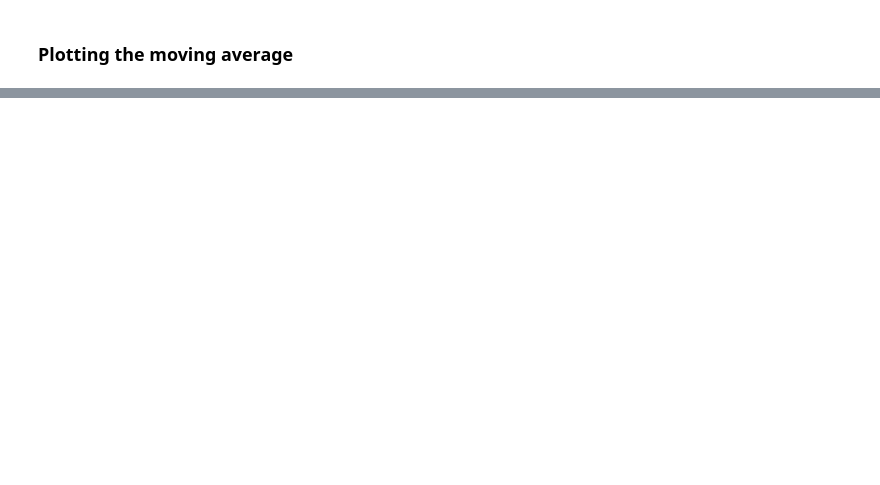
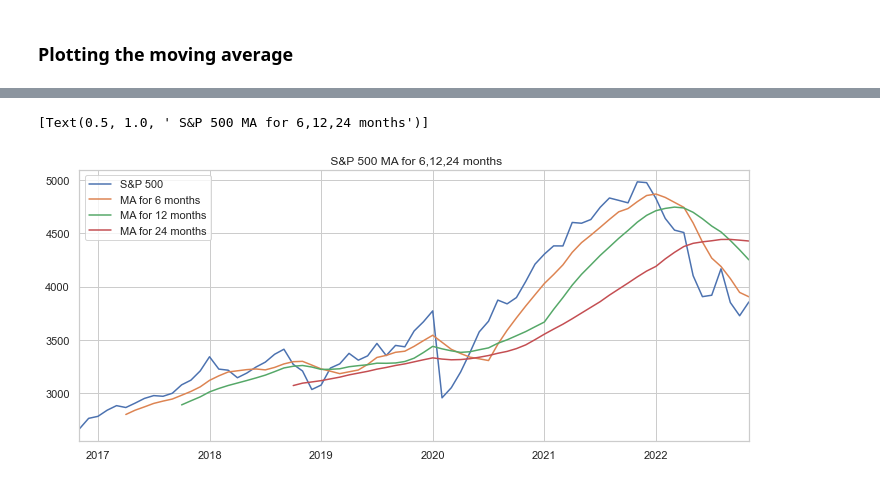
Before and after one commit to RaphHer/Project_Final_Ironhack, a Jupyter notebook: 5. Quandl Visualization .ipynb, the cells around one changed output, grey strips where cells are left out. Cells and saved outputs as stored; diff of their text form; code cells hidden in the pictures; blank space fills up the shorter version.

```diff
--- a/5. Quandl Visualization .ipynb
+++ b/5. Quandl Visualization .ipynb
@@ -285,2 +280,5 @@ df_merged.tail()
 # %%
-df_merged[['S&P 500','MA for 6 months','MA for 12 months','MA for 24 months']].plot(subplots=False,figsize=(12,5))
+df_merged[['S&P 500','MA for 6 months','MA for 12 months','MA for 24 months']].plot(subplots=False,figsize=(12,5)).set(title=' S&P 500 MA for 6,12,24 months')
+# %% [output]
+[Text(0.5, 1.0, ' S&P 500 MA for 6,12,24 months')]
+[figure, added]
```
Also changed, not shown: parts of 13 cells of this notebook.
